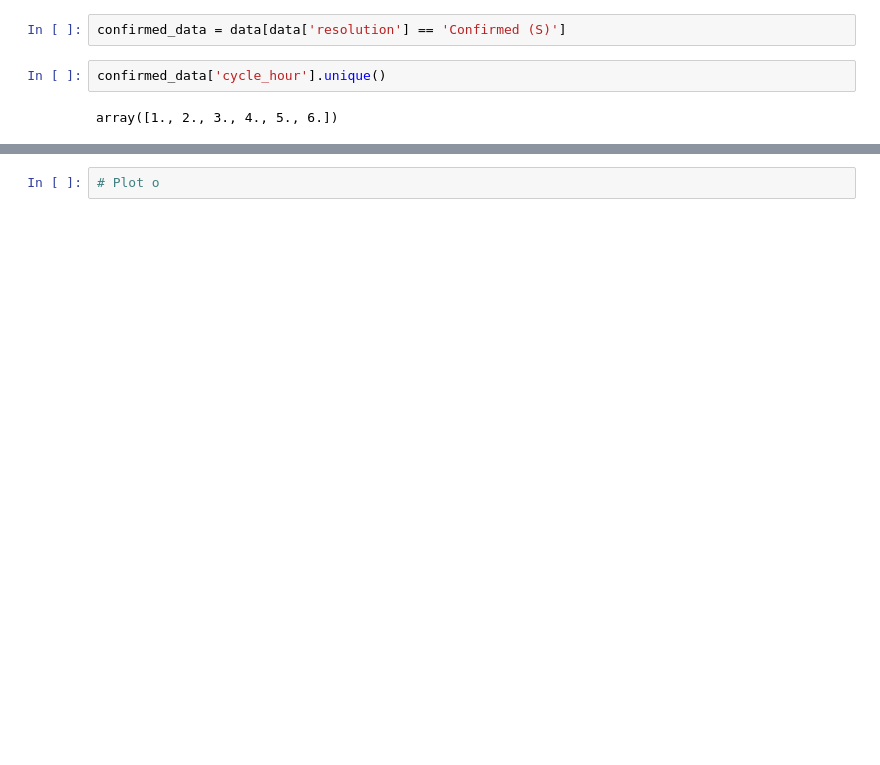
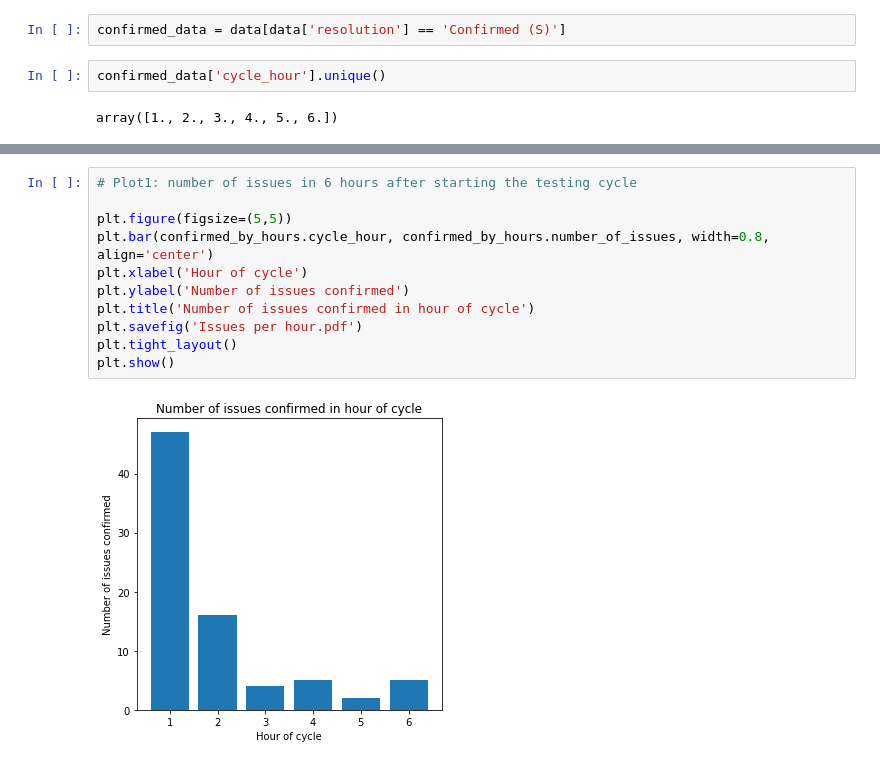
Before and after one commit to kamilaurbanczyk/Testing-cycle-analysis, a Jupyter notebook: Data analysis .ipynb, the cells around one changed output, grey strips where cells are left out. Cells and saved outputs as stored; diff of their text form; blank space fills up the shorter version.

```diff
--- a/Data analysis .ipynb
+++ b/Data analysis .ipynb
@@ -163,5 +146,16 @@ confirmed_by_hours
 | 3 | 4.0 | 5 |
 | 4 | 5.0 | 2 |
 | 5 | 6.0 | 5 |
-# %%
-# Plot o
+# %%
+# Plot1: number of issues in 6 hours after starting the testing cycle
+
+plt.figure(figsize=(5,5))
+plt.bar(confirmed_by_hours.cycle_hour, confirmed_by_hours.number_of_issues, width=0.8, align='center')
+plt.xlabel('Hour of cycle')
+plt.ylabel('Number of issues confirmed')
+plt.title('Number of issues confirmed in hour of cycle')
+plt.savefig('Issues per hour.pdf')
+plt.tight_layout()
+plt.show()
+# %% [output]
+[figure, added]
```
Also changed, not shown: parts of 13 cells of this notebook, 4 other files.
